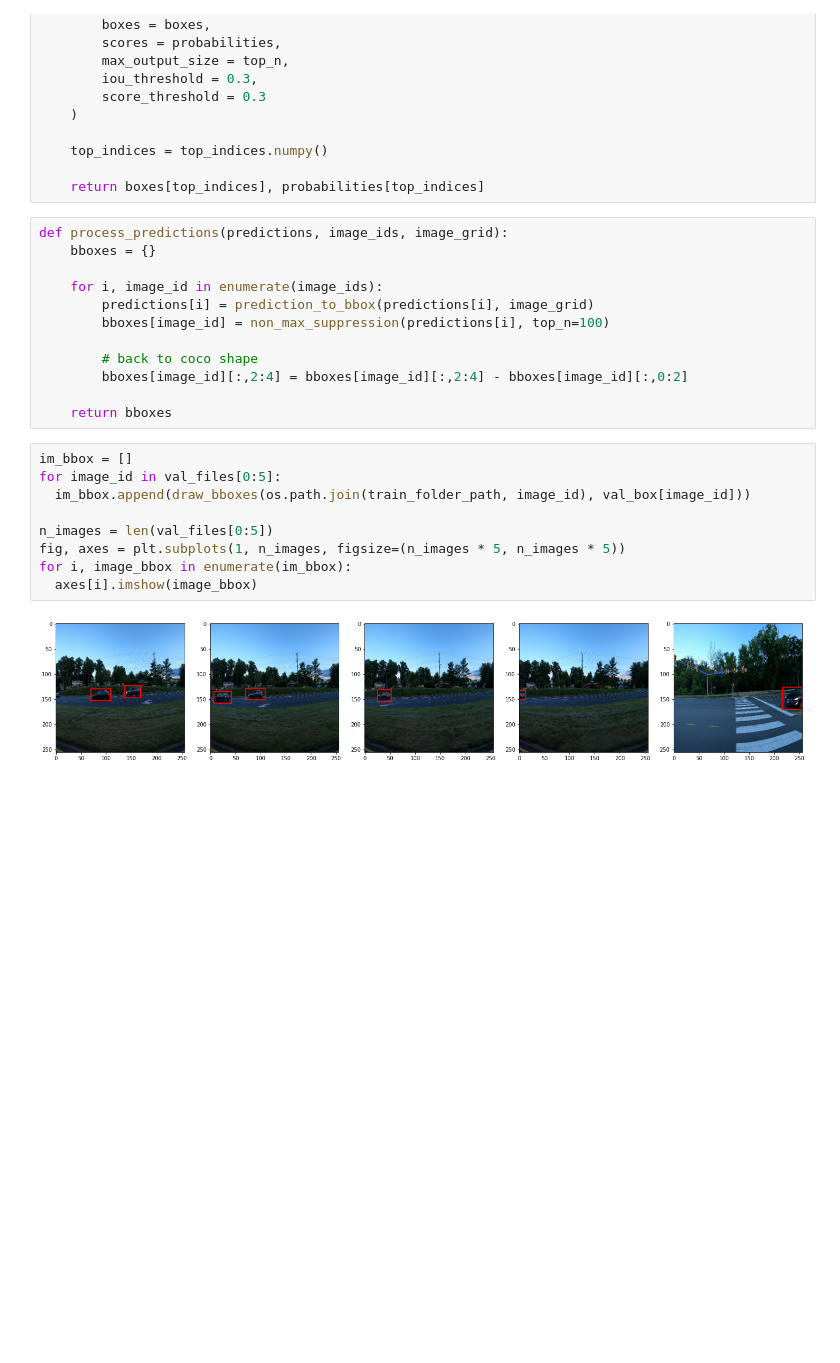
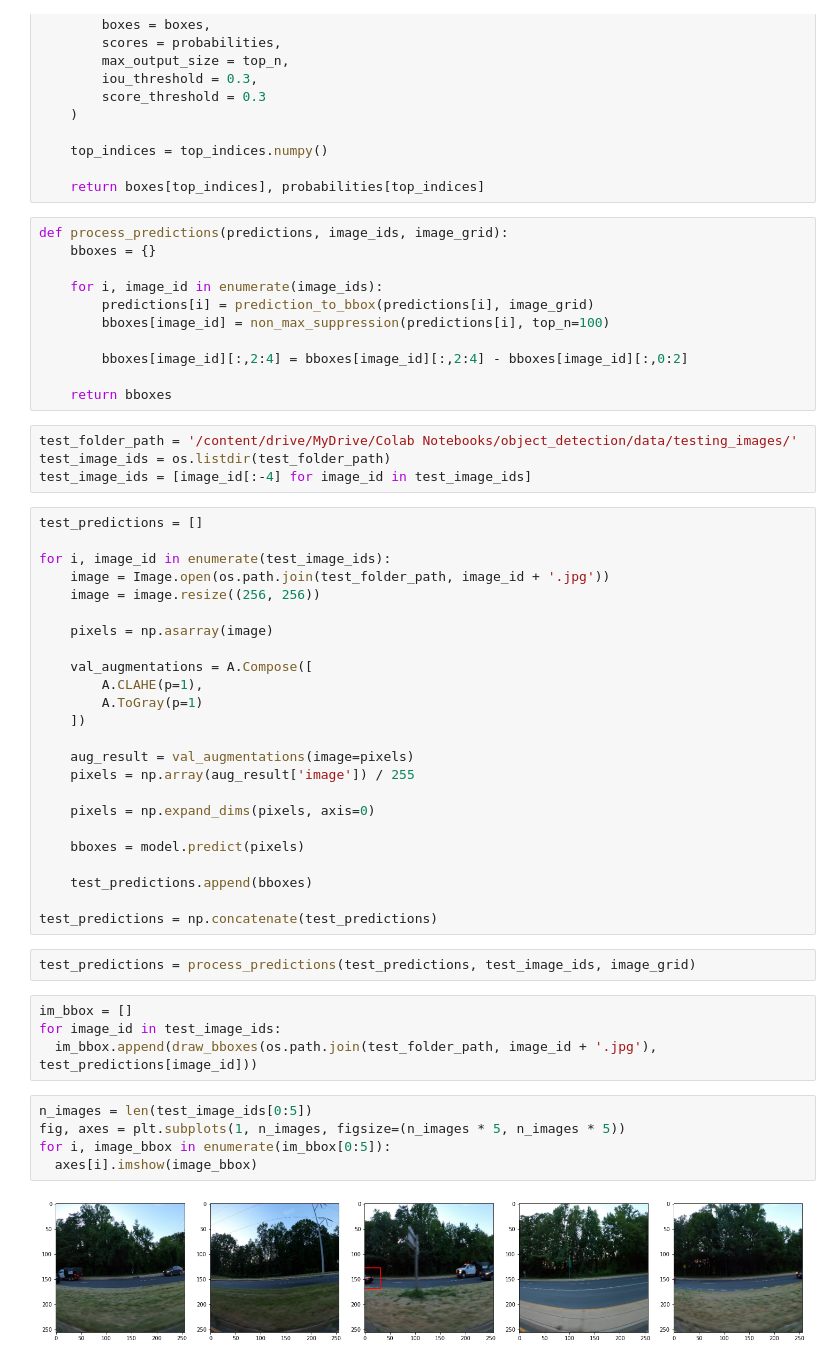
Before and after one commit to nindahn/car_object_detection, a Jupyter notebook: dts_object_detection.ipynb, the cells around one changed output. Cells and saved outputs as stored; diff of their text form; blank space fills up the shorter version.

```diff
--- a/dts_object_detection.ipynb
+++ b/dts_object_detection.ipynb
@@ -649,18 +641,47 @@ def process_predictions(predictions, image_ids, image_grid):
         predictions[i] = prediction_to_bbox(predictions[i], image_grid)
         bboxes[image_id] = non_max_suppression(predictions[i], top_n=100)
 
-        # back to coco shape
         bboxes[image_id][:,2:4] = bboxes[image_id][:,2:4] - bboxes[image_id][:,0:2]
 
     return bboxes
+# %%
+test_folder_path = '/content/drive/MyDrive/Colab Notebooks/object_detection/data/testing_images/'
+test_image_ids = os.listdir(test_folder_path)
+test_image_ids = [image_id[:-4] for image_id in test_image_ids]
+# %%
+test_predictions = []
+
+for i, image_id in enumerate(test_image_ids):
+    image = Image.open(os.path.join(test_folder_path, image_id + '.jpg'))
+    image = image.resize((256, 256))
+
+    pixels = np.asarray(image)
+
+    val_augmentations = A.Compose([
+        A.CLAHE(p=1),
+        A.ToGray(p=1)
+    ])
+
+    aug_result = val_augmentations(image=pixels)
+    pixels = np.array(aug_result['image']) / 255
+
+    pixels = np.expand_dims(pixels, axis=0)
+
+    bboxes = model.predict(pixels)
+
+    test_predictions.append(bboxes)
+
+test_predictions = np.concatenate(test_predictions)
+# %%
+test_predictions = process_predictions(test_predictions, test_image_ids, image_grid)
+# %%
+im_bbox = []
+for image_id in test_image_ids:
+  im_bbox.append(draw_bboxes(os.path.join(test_folder_path, image_id + '.jpg'), test_predictions[image_id]))
 # %%
-im_bbox = []
-for image_id in val_files[0:5]:
-  im_bbox.append(draw_bboxes(os.path.join(train_folder_path, image_id), val_box[image_id]))
-
-n_images = len(val_files[0:5])
+n_images = len(test_image_ids[0:5])
 fig, axes = plt.subplots(1, n_images, figsize=(n_images * 5, n_images * 5))
-for i, image_bbox in enumerate(im_bbox):
+for i, image_bbox in enumerate(im_bbox[0:5]):
   axes[i].imshow(image_bbox)
 # %% [output]
-[figure, old version]
+[figure, new version]
```
Also changed, not shown: parts of 6 cells of this notebook.
